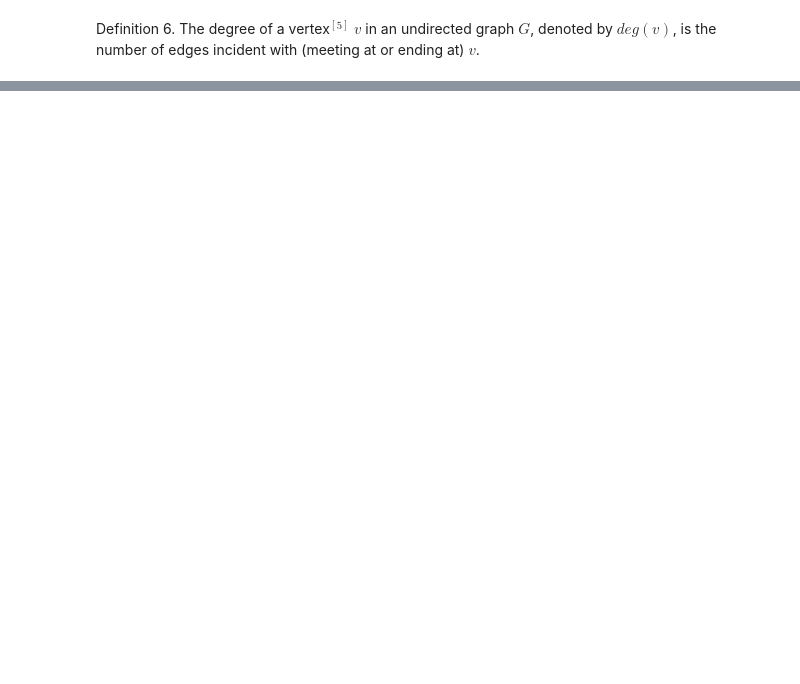
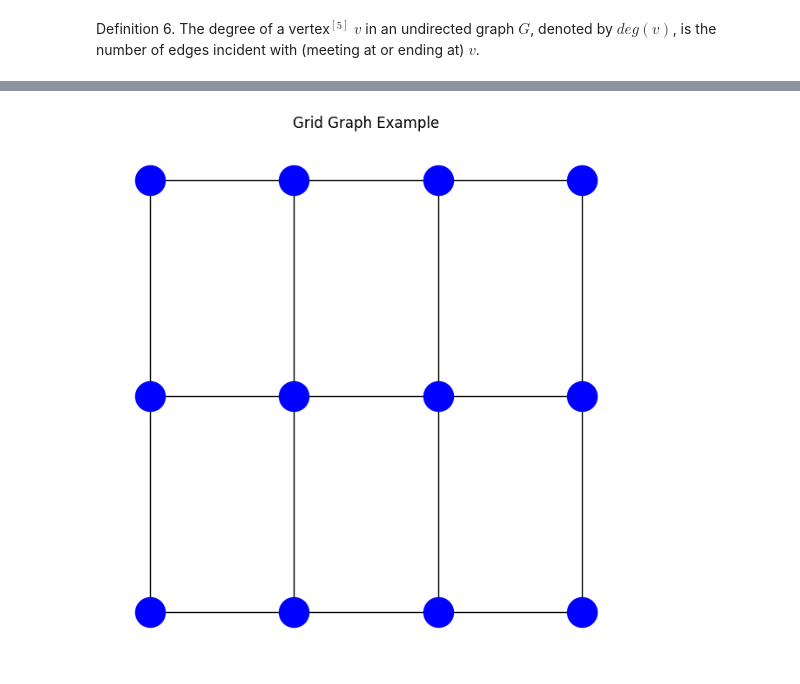
Before and after one commit to SimoAngelov/TravelingSnake, a Jupyter notebook: TheTravelingSnake.ipynb, the cells around one changed output, grey strips where cells are left out. Drawn from its saved outputs; the diff is of its cells as text; code cells hidden in the pictures; blank space fills up the shorter version.

Commit message:
[Doc] grid graph

```diff
--- a/TheTravelingSnake.ipynb
+++ b/TheTravelingSnake.ipynb
@@ -160,2 +157,21 @@ graph_example("Weighted Graph", is_weighted = True, node_count = 5)
 # %% [markdown]
 Definition 6. The degree of a vertex$^{[5]}$ ${v}$ in an undirected graph ${G}$, denoted by $deg(v)$, is the number of edges incident with (meeting at or ending at) $v$.
+# %%
+def draw_grid_graph(title, m, n, node_color = "blue", node_size = 600):
+    '''
+    draw_grid_graph - draw a grid graph
+    @param title - title of the graph
+    @param m - number of rows
+    @param n - number of colums
+    @param node_color - color of the node
+    @param node_size - size of the node in pixels
+    '''
+    G = nx.grid_2d_graph(m, n)
+
+    plt.figure(figsize=(6,6))
+    pos = {(x,y):(y,-x) for x,y in G.nodes()}
+    nx.draw(G, pos=pos,
+            node_color=node_color,
+            node_size=600)
+    plt.title(title)
+    plt.show()
@@ -162,3 +185,7 @@ Definition 6. The degree of a vertex$^{[5]}$ ${v}$ in an undirected graph ${G}$,
+# %%
+draw_grid_graph("Grid Graph Example", 3, 4)
+# %% [output]
+[figure, added]
 # %% [markdown]
 # Bibliography
 1. [The history of Snake: How the Nokia game defined a new era for the mobile industry, Ayla Angelos, Kyle Berger, 2021](https://www.itsnicethat.com/features/taneli-armanto-the-history-of-snake-design-legacies-230221)
```
Also changed, not shown: parts of 4 cells of this notebook.
